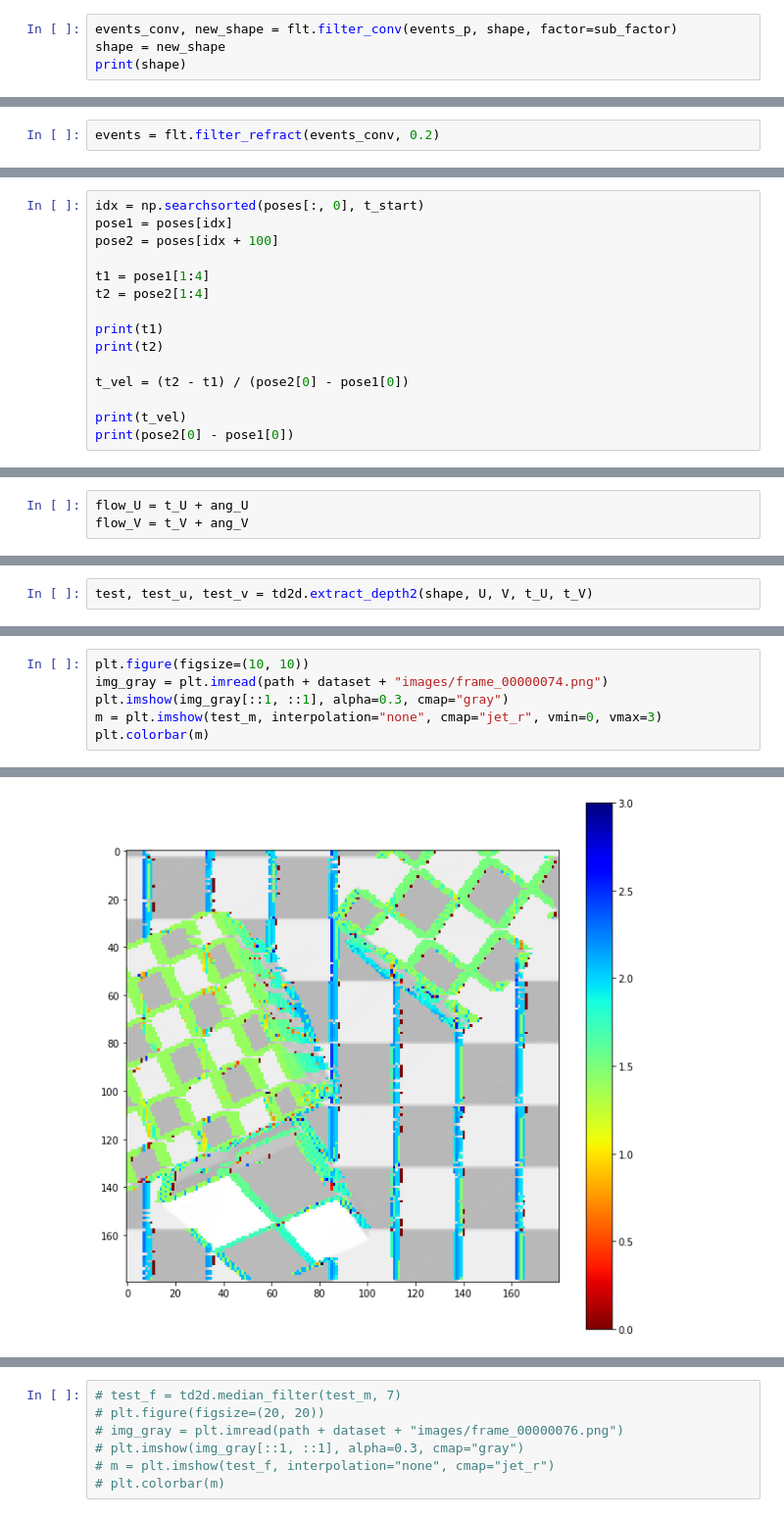
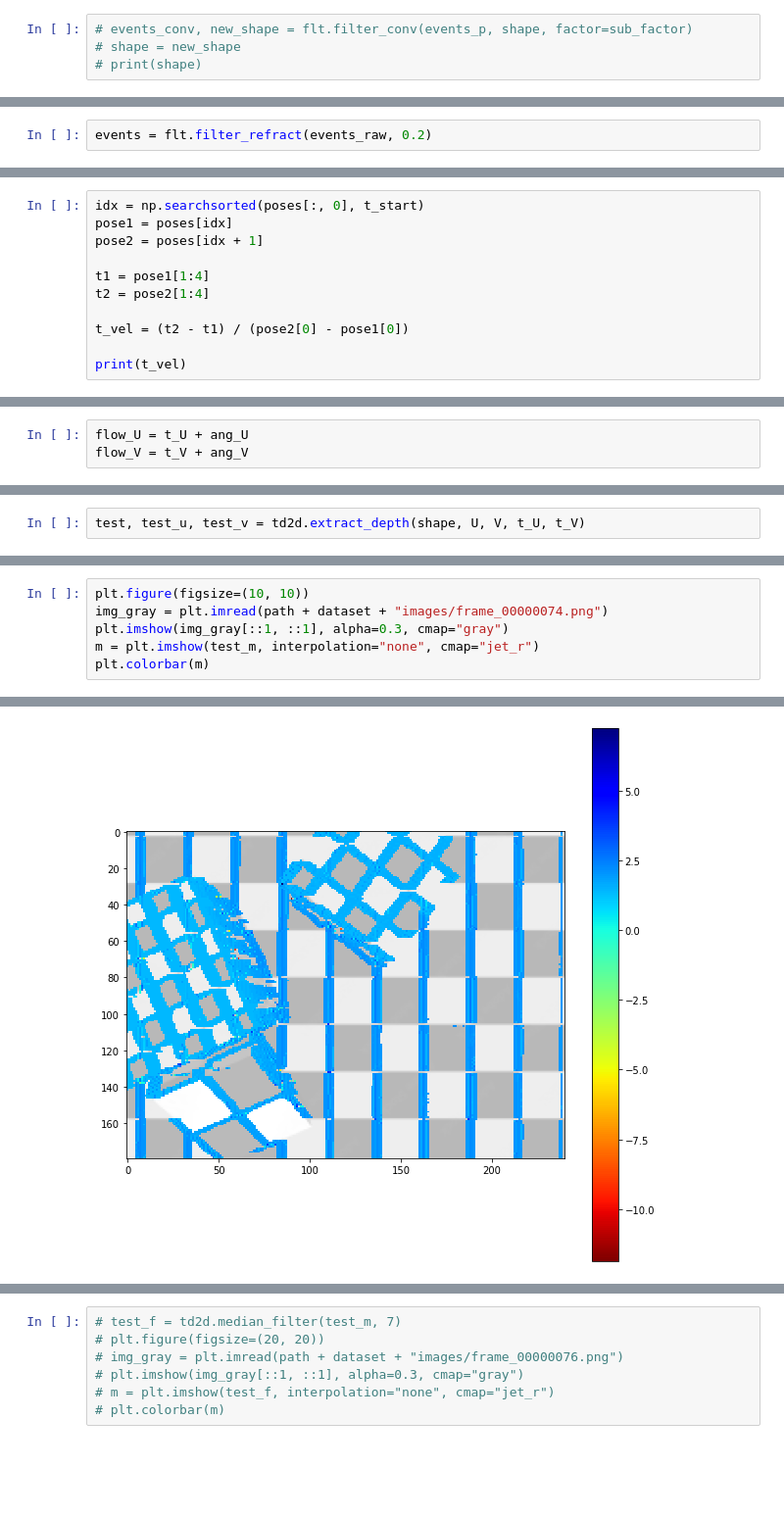
Before and after one commit to stefanochi/depth, a Jupyter notebook: pure_python_evaluation/time_filtering/evaluation/6dof/final/slider_cubes-top.ipynb, the cells around one changed output, grey strips where cells are left out. Shown at 98% size. Drawn from its saved outputs; the diff is of its cells as text; blank space fills up the shorter version.

```diff
--- a/pure_python_evaluation/time_filtering/evaluation/6dof/final/slider_cubes-top.ipynb
+++ b/pure_python_evaluation/time_filtering/evaluation/6dof/final/slider_cubes-top.ipynb
@@ -48,4 +48,4 @@ events_p = flt.filter_patch(events_raw, patch_center, patch_size)
 # %%
-events_conv, new_shape = flt.filter_conv(events_p, shape, factor=sub_factor)
-shape = new_shape
-print(shape)
+# events_conv, new_shape = flt.filter_conv(events_p, shape, factor=sub_factor)
+# shape = new_shape
+# print(shape)
@@ -63,5 +59,5 @@ m = plt.imshow(img_m, interpolation="none")
 # %%
-events = flt.filter_refract(events_conv, 0.2)
+events = flt.filter_refract(events_raw, 0.2)
 # %%
 events = flt.filter_time(events, t_start, t_end)
 # %%
@@ -149,16 +151,12 @@ plt.quiver(ang_U[::10, ::10], ang_V[::10, ::10], cmap="jet_r")
 # %%
 idx = np.searchsorted(poses[:, 0], t_start)
 pose1 = poses[idx]
-pose2 = poses[idx + 100]
+pose2 = poses[idx + 1]
 
 t1 = pose1[1:4]
 t2 = pose2[1:4]
 
-print(t1)
-print(t2)
-
 t_vel = (t2 - t1) / (pose2[0] - pose1[0])
 
 print(t_vel)
-print(pose2[0] - pose1[0])
 # %% [output]
@@ -210,5 +205,5 @@ plt.quiver(flow_U[::10, ::10], flow_V[::10, ::10], cmap="jet_r")
 # %%
-test, test_u, test_v = td2d.extract_depth2(shape, U, V, t_U, t_V)
+test, test_u, test_v = td2d.extract_depth(shape, U, V, t_U, t_V)
 # %%
 test_m = np.ma.masked_where(np.isclose(test, 0.0), test)
 plt.hist(test_m.compressed(), 100);
@@ -222,10 +217,10 @@ plt.legend()
 # %%
 plt.figure(figsize=(10, 10))
 img_gray = plt.imread(path + dataset + "images/frame_00000074.png")
 plt.imshow(img_gray[::1, ::1], alpha=0.3, cmap="gray")
-m = plt.imshow(test_m, interpolation="none", cmap="jet_r", vmin=0, vmax=3)
+m = plt.imshow(test_m, interpolation="none", cmap="jet_r")
 plt.colorbar(m)
 # %% [output]
 <matplotlib.colorbar.Colorbar at 0x...>
-[figure, old version]
+[figure, new version]
 # %%
```
Also changed, not shown: parts of 26 cells of this notebook, 10 other files.
